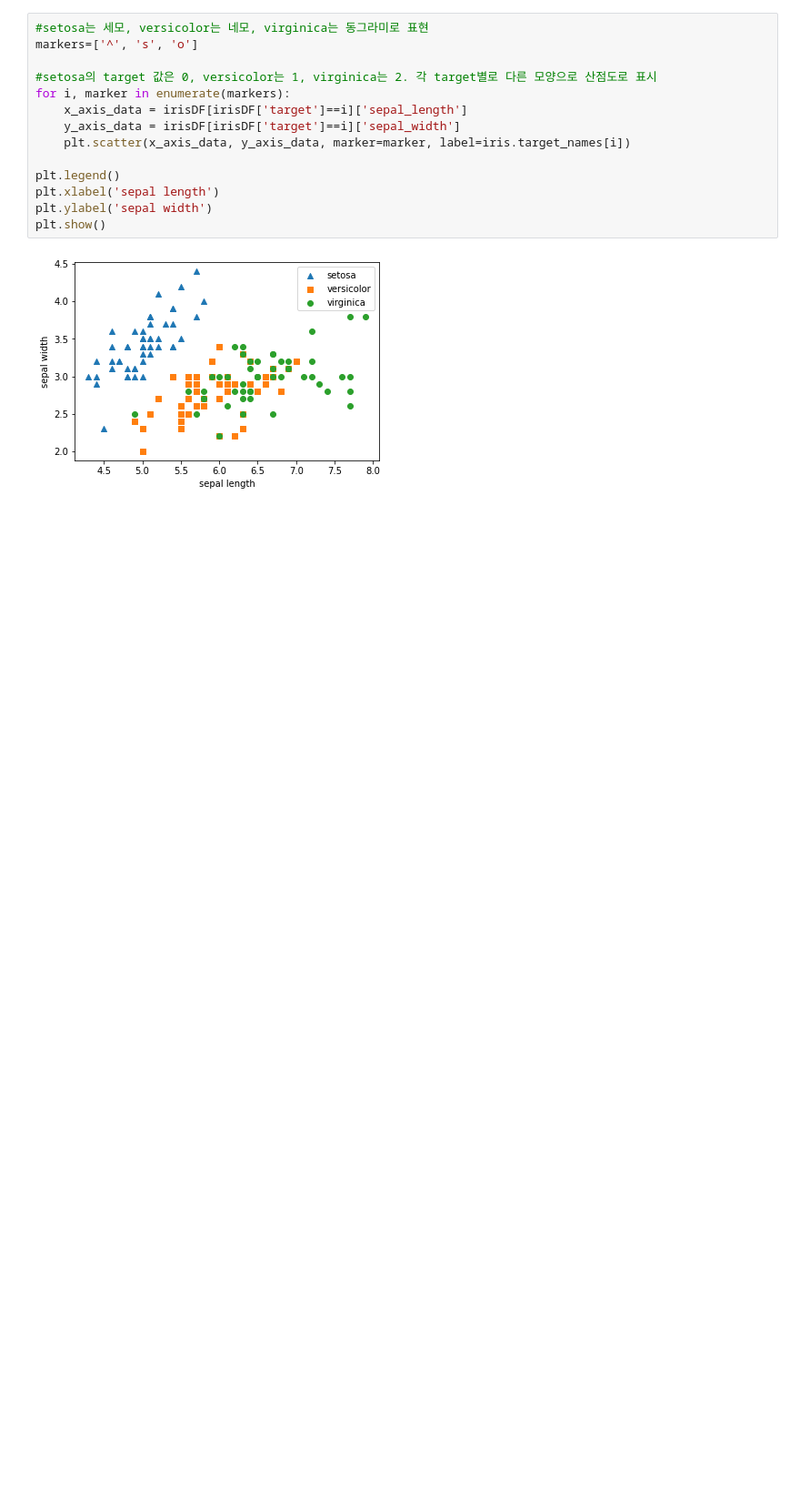
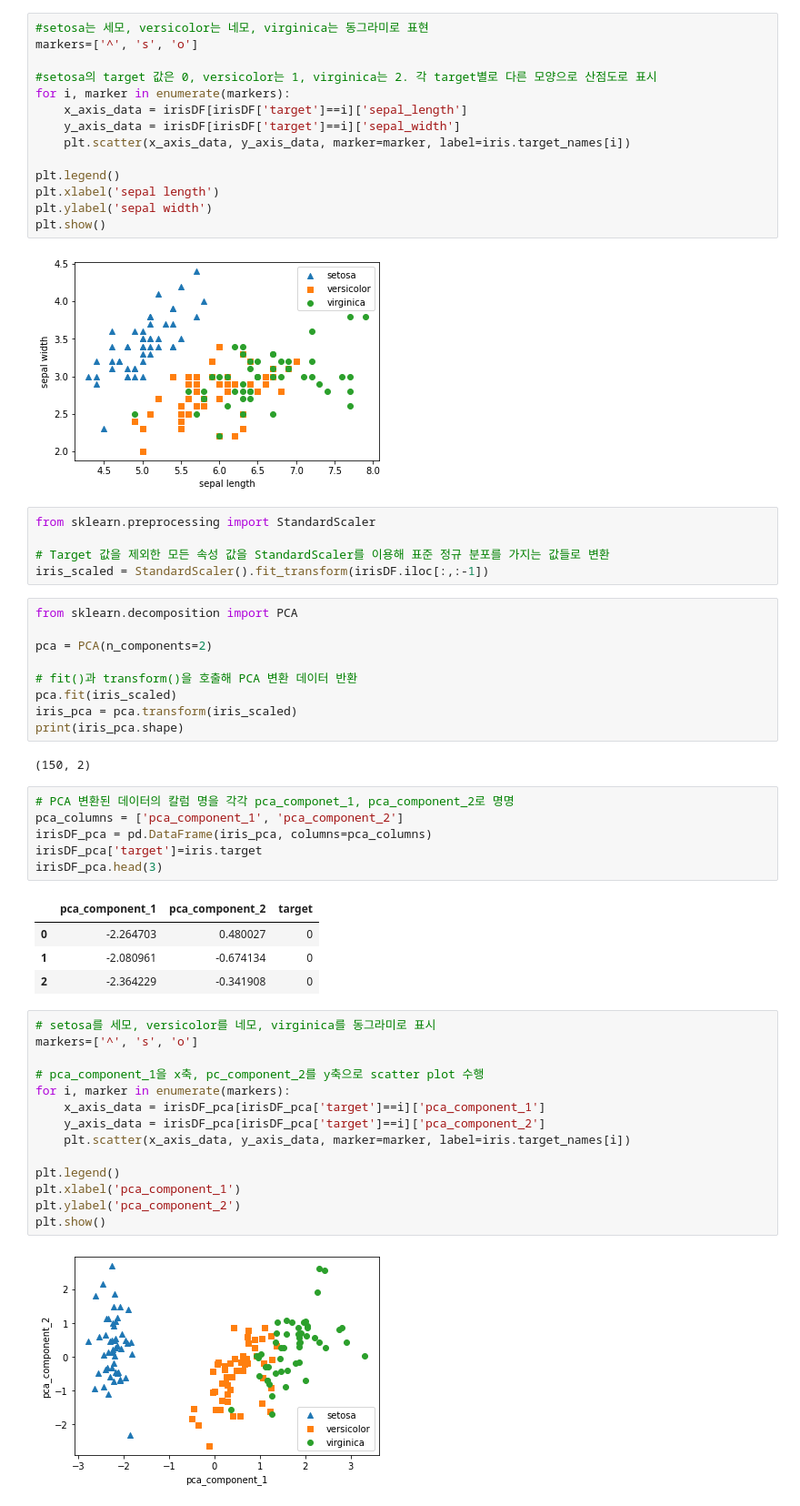
Before and after one commit to reafsss/machineLearning, a Jupyter notebook: 6-dimensionReduction/1-PCA.ipynb, the cells around one changed output. Shown at 91% size. Cells and saved outputs as stored; diff of their text form; blank space fills up the shorter version.

```diff
--- a/6-dimensionReduction/1-PCA.ipynb
+++ b/6-dimensionReduction/1-PCA.ipynb
@@ -33,3 +30,46 @@ plt.ylabel('sepal width')
 plt.show()
 # %% [output]
 [figure]
+# %%
+from sklearn.preprocessing import StandardScaler
+
+# Target 값을 제외한 모든 속성 값을 StandardScaler를 이용해 표준 정규 분포를 가지는 값들로 변환
+iris_scaled = StandardScaler().fit_transform(irisDF.iloc[:,:-1])
+# %%
+from sklearn.decomposition import PCA
+
+pca = PCA(n_components=2)
+
+# fit()과 transform()을 호출해 PCA 변환 데이터 반환
+pca.fit(iris_scaled)
+iris_pca = pca.transform(iris_scaled)
+print(iris_pca.shape)
+# %% [output]
+(150, 2)
+# %%
+# PCA 변환된 데이터의 칼럼 명을 각각 pca_componet_1, pca_component_2로 명명
+pca_columns = ['pca_component_1', 'pca_component_2']
+irisDF_pca = pd.DataFrame(iris_pca, columns=pca_columns)
+irisDF_pca['target']=iris.target
+irisDF_pca.head(3)
+# %% [output]
+|  | pca_component_1 | pca_component_2 | target |
+| 0 | -2.264703 | 0.480027 | 0 |
+| 1 | -2.080961 | -0.674134 | 0 |
+| 2 | -2.364229 | -0.341908 | 0 |
+# %%
+# setosa를 세모, versicolor를 네모, virginica를 동그라미로 표시
+markers=['^', 's', 'o']
+
+# pca_component_1을 x축, pc_component_2를 y축으로 scatter plot 수행
+for i, marker in enumerate(markers):
+    x_axis_data = irisDF_pca[irisDF_pca['target']==i]['pca_component_1']
+    y_axis_data = irisDF_pca[irisDF_pca['target']==i]['pca_component_2']
+    plt.scatter(x_axis_data, y_axis_data, marker=marker, label=iris.target_names[i])
+
+plt.legend()
+plt.xlabel('pca_component_1')
+plt.ylabel('pca_component_2')
+plt.show()
+# %% [output]
+[figure, added]
```
Also changed, not shown: parts of 6 cells of this notebook.
